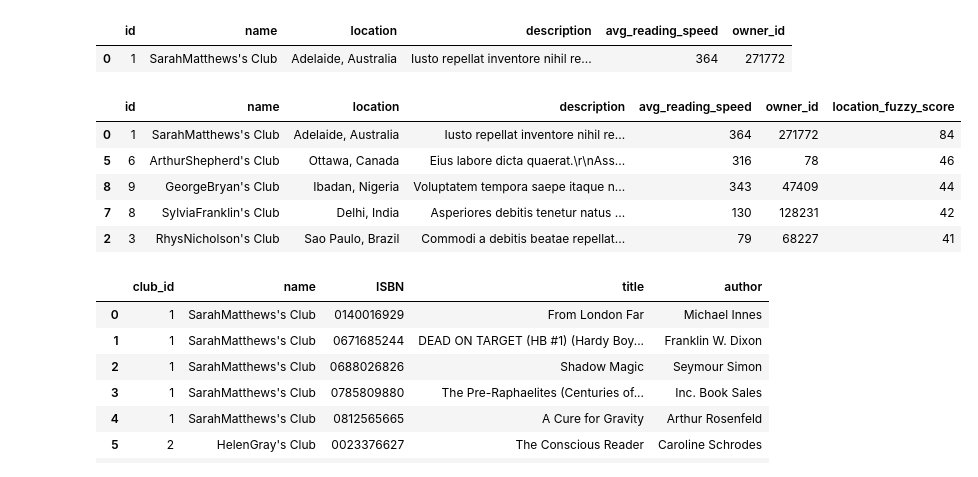
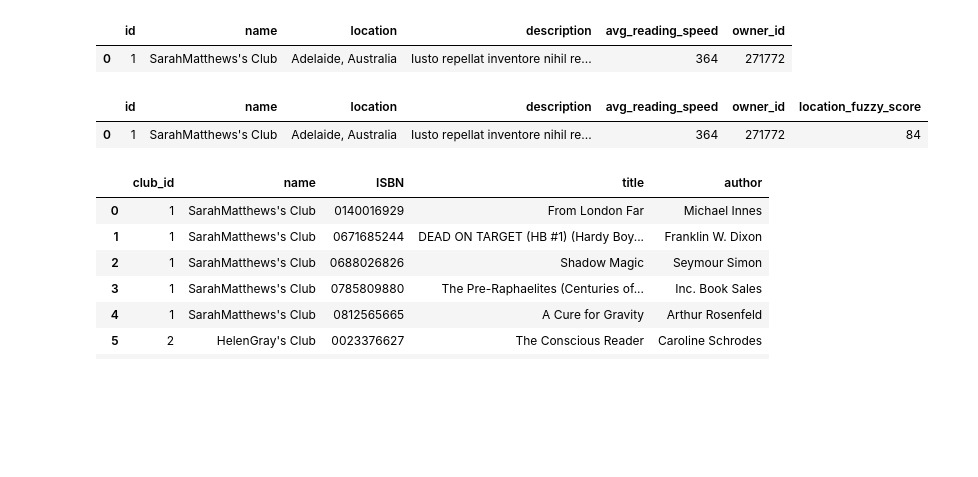
Before and after one commit to laurenceandrews/auguread, a Jupyter notebook: clubs/club-to-user-recommender/club-to-user-recommender.ipynb, the cells around one changed output. Saved outputs shown, nothing was run; the diff lists cells and outputs as text; code cells hidden in the pictures; blank space fills up the shorter version.

```diff
--- a/clubs/club-to-user-recommender/club-to-user-recommender.ipynb
+++ b/clubs/club-to-user-recommender/club-to-user-recommender.ipynb
@@ -179,24 +179,20 @@ closest_location_clubs_df
 # %%
 # Return clubs with matching location (using fuzzy search)
 
 my_location = 'AdelAustralia'
 
 def get_ratio(row):
     club_location = row['location']
     return fuzz.token_sort_ratio(club_location, my_location)
 
-closest_club_location_fuzzy_df = club_df[club_df.apply(get_ratio, axis=1) > 35]
+closest_club_location_fuzzy_df = club_df[club_df.apply(get_ratio, axis=1) > 80]
 closest_club_location_fuzzy_df['location_fuzzy_score'] = club_df.apply(get_ratio, axis=1)
 closest_club_location_fuzzy_df = closest_club_location_fuzzy_df.sort_values('location_fuzzy_score', ascending=False)
 
 closest_club_location_fuzzy_df
 # %% [output]
 |  | id | name | location | description | avg_reading_speed | owner_id | location_fuzzy_score |
 | 0 | 1 | SarahMatthews's Club | Adelaide, Australia | Iusto repellat inventore nihil re... | 364 | 271772 | 84 |
-| 5 | 6 | ArthurShepherd's Club | Ottawa, Canada | Eius labore dicta quaerat.\r\nAss... | 316 | 78 | 46 |
-| 8 | 9 | GeorgeBryan's Club | Ibadan, Nigeria | Voluptatem tempora saepe itaque n... | 343 | 47409 | 44 |
-| 7 | 8 | SylviaFranklin's Club | Delhi, India | Asperiores debitis tenetur natus ... | 130 | 128231 | 42 |
-| 2 | 3 | RhysNicholson's Club | Sao Paulo, Brazil | Commodi a debitis beatae repellat... | 79 | 68227 | 41 |
 # %%
 # Perform a many-to-many merge to get the favourite books of each club
 
```
Also changed, not shown: parts of 7 cells of this notebook, 5 other files.
